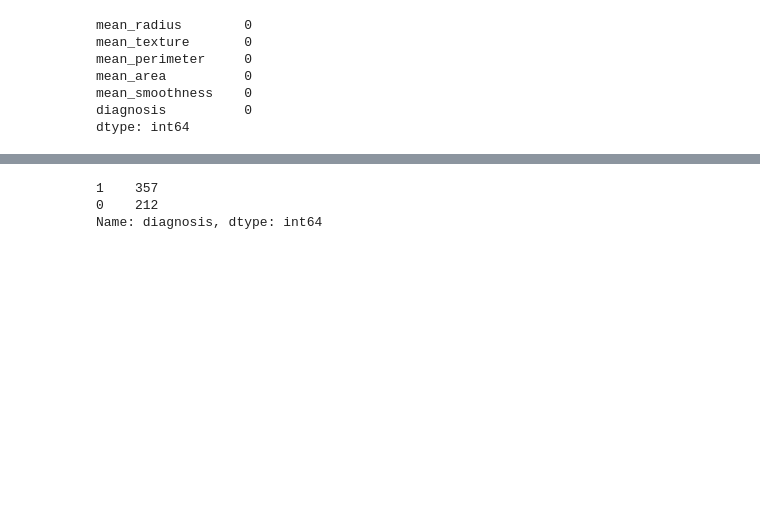
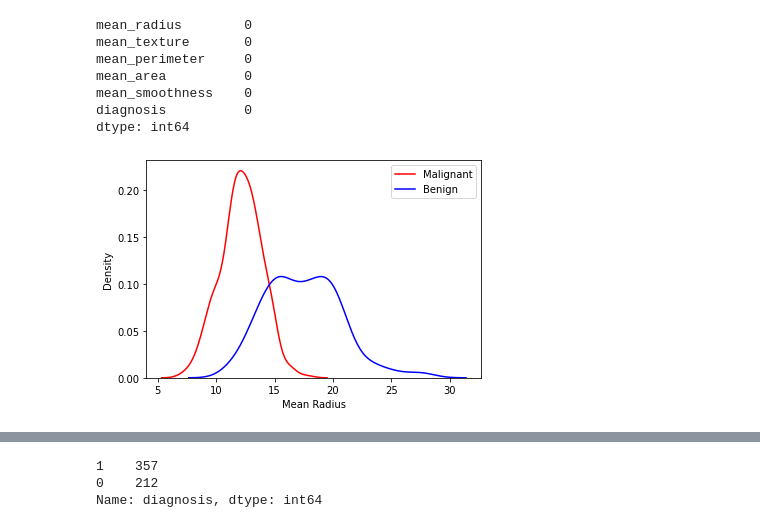
Before and after one commit to JJJPGMPS/Breast-Cancer-Prediction, a Jupyter notebook: breast-cancer-prediction.ipynb, the cells around one changed output, grey strips where cells are left out. Cells and saved outputs as stored; diff of their text form; code cells hidden in the pictures; blank space fills up the shorter version.

```diff
--- a/breast-cancer-prediction.ipynb
+++ b/breast-cancer-prediction.ipynb
@@ -30,3 +32,12 @@ mean_area          0
 mean_smoothness    0
 diagnosis          0
 dtype: int64
+# %%
+#Kernel-Density Plot
+sns.kdeplot(df.mean_radius[ df.diagnosis==1],color='r')
+sns.kdeplot(df.mean_radius[ df.diagnosis==0],color='b')
+plt.legend(["Malignant", "Benign"])
+plt.xlabel("Mean Radius")
+plt.show()
+# %% [output]
+[figure, added]
```
Also changed, not shown: parts of 26 cells of this notebook.
